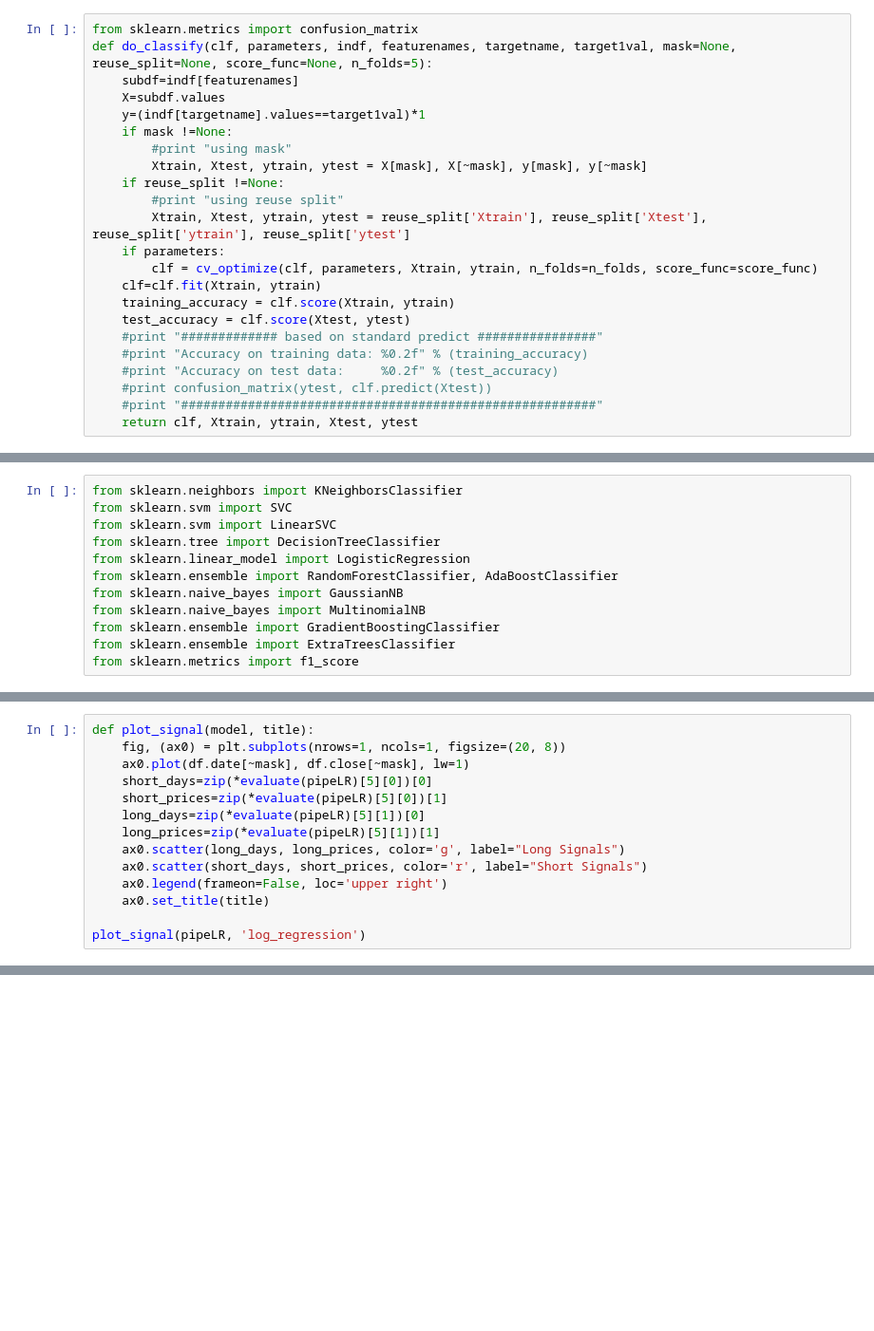
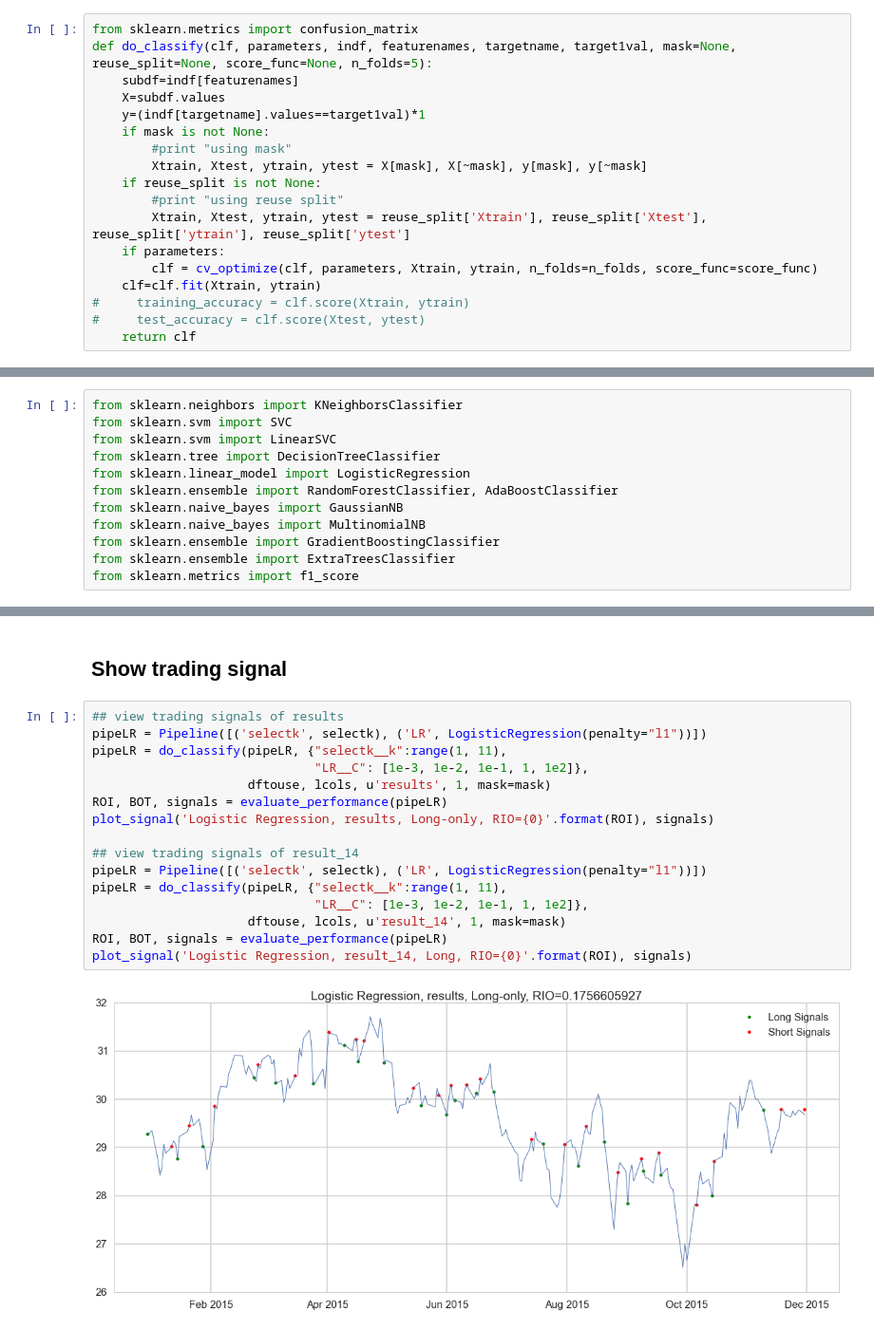
Before and after one commit to ygauthie/CS109_Project, a Jupyter notebook: RFE/SelectBK_Stan.ipynb, the cells around one changed output, grey strips where cells are left out. Shown at 95% size. Saved outputs shown, nothing was run; the diff lists cells and outputs as text; blank space fills up the shorter version.

```diff
--- a/RFE/SelectBK_Stan.ipynb
+++ b/RFE/SelectBK_Stan.ipynb
@@ -106,23 +112,18 @@ def do_classify(clf, parameters, indf, featurenames, targetname, target1val, mas
     subdf=indf[featurenames]
     X=subdf.values
     y=(indf[targetname].values==target1val)*1
-    if mask !=None:
+    if mask is not None:
         #print "using mask"
         Xtrain, Xtest, ytrain, ytest = X[mask], X[~mask], y[mask], y[~mask]
-    if reuse_split !=None:
+    if reuse_split is not None:
         #print "using reuse split"
         Xtrain, Xtest, ytrain, ytest = reuse_split['Xtrain'], reuse_split['Xtest'], reuse_split['ytrain'], reuse_split['ytest']
     if parameters:
         clf = cv_optimize(clf, parameters, Xtrain, ytrain, n_folds=n_folds, score_func=score_func)
     clf=clf.fit(Xtrain, ytrain)
-    training_accuracy = clf.score(Xtrain, ytrain)
-    test_accuracy = clf.score(Xtest, ytest)
-    #print "############# based on standard predict ################"
-    #print "Accuracy on training data: %0.2f" % (training_accuracy)
-    #print "Accuracy on test data:     %0.2f" % (test_accuracy)
-    #print confusion_matrix(ytest, clf.predict(Xtest))
-    #print "########################################################"
-    return clf, Xtrain, ytrain, Xtest, ytest
+#     training_accuracy = clf.score(Xtrain, ytrain)
+#     test_accuracy = clf.score(Xtest, ytest)
+    return clf
 # %%
 X=dftouse[lcols].values
 y=dftouse['results'].values
@@ -378,14 +354,0 @@ ROI baseline: 0.01705
-# %%
-def plot_signal(model, title):
-    fig, (ax0) = plt.subplots(nrows=1, ncols=1, figsize=(20, 8))
-    ax0.plot(df.date[~mask], df.close[~mask], lw=1)
-    short_days=zip(*evaluate(pipeLR)[5][0])[0]
-    short_prices=zip(*evaluate(pipeLR)[5][0])[1]
-    long_days=zip(*evaluate(pipeLR)[5][1])[0]
-    long_prices=zip(*evaluate(pipeLR)[5][1])[1]
-    ax0.scatter(long_days, long_prices, color='g', label="Long Signals")
-    ax0.scatter(short_days, short_prices, color='r', label="Short Signals")
-    ax0.legend(frameon=False, loc='upper right')
-    ax0.set_title(title)
-
-plot_signal(pipeLR, 'log_regression')
@@ -396,0 +369,20 @@ for k, v in models.items():
+# %% [markdown]
+## Show trading signal
+# %%
+## view trading signals of results
+pipeLR = Pipeline([('selectk', selectk), ('LR', LogisticRegression(penalty="l1"))])
+pipeLR = do_classify(pipeLR, {"selectk__k":range(1, 11),
+                              "LR__C": [1e-3, 1e-2, 1e-1, 1, 1e2]},
+                     dftouse, lcols, u'results', 1, mask=mask)
+ROI, BOT, signals = evaluate_performance(pipeLR)
+plot_signal('Logistic Regression, results, Long-only, RIO={0}'.format(ROI), signals)
+
+## view trading signals of result_14
+pipeLR = Pipeline([('selectk', selectk), ('LR', LogisticRegression(penalty="l1"))])
+pipeLR = do_classify(pipeLR, {"selectk__k":range(1, 11),
+                              "LR__C": [1e-3, 1e-2, 1e-1, 1, 1e2]},
+                     dftouse, lcols, u'result_14', 1, mask=mask)
+ROI, BOT, signals = evaluate_performance(pipeLR)
+plot_signal('Logistic Regression, result_14, Long, RIO={0}'.format(ROI), signals)
+# %% [output]
+[figure, added]
```
Also changed, not shown: parts of 20 cells of this notebook, 1 other file.
